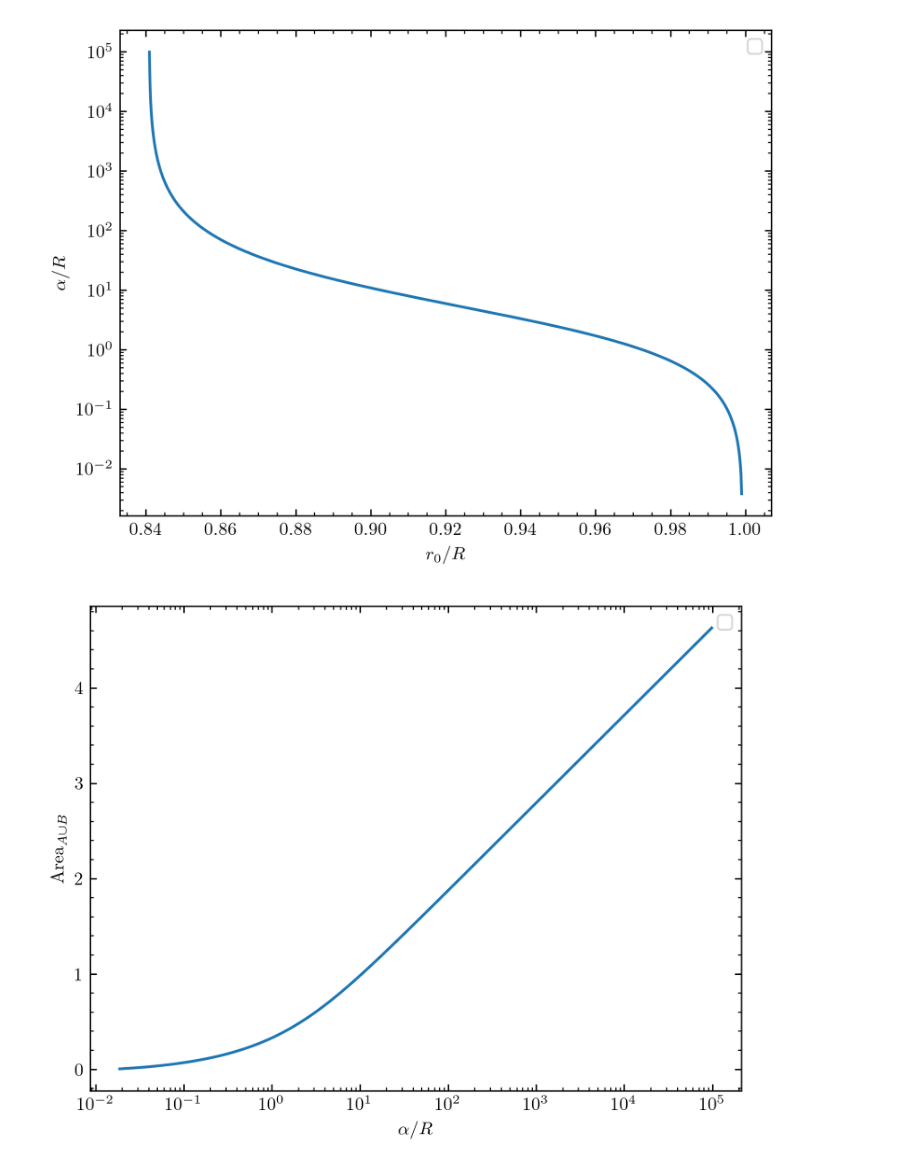
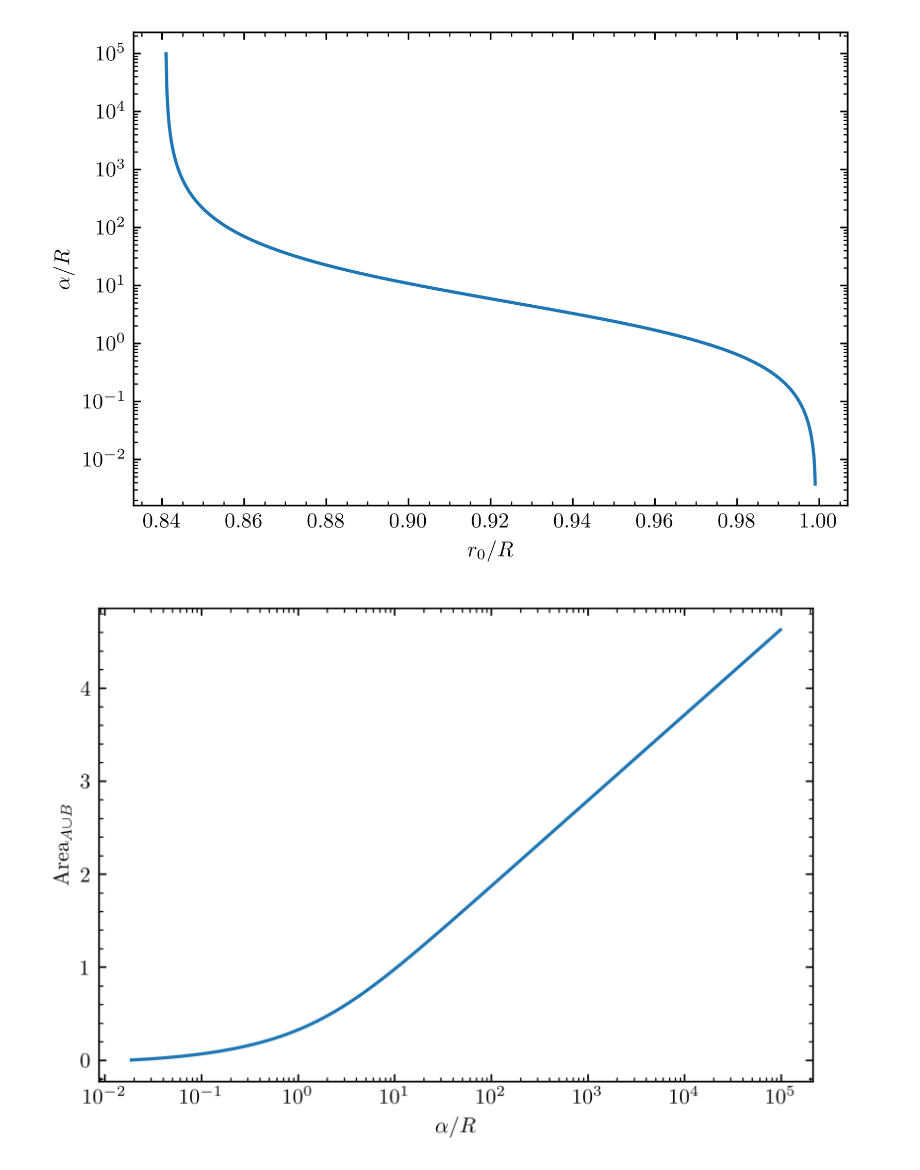
Before and after one commit to Bkorotko03/HoloProj, a Jupyter notebook: combShock260331.ipynb, the cells around one changed output. Saved outputs shown, nothing was run; the diff lists cells and outputs as text; code cells hidden in the pictures.

Commit message:
new mutinf plot

```diff
--- a/combShock260331.ipynb
+++ b/combShock260331.ipynb
@@ -15,7 +15,8 @@ plt.rcParams['ytick.minor.visible'] = True
 plt.rcParams['text.usetex'] = True
 plt.rcParams['font.family'] = 'serif'
 plt.rcParams['font.serif'] = 'Times New Roman'
-plt.rcParams["figure.dpi"] = 300
+plt.rcParams["figure.dpi"] = 400
+plt.rcParams['figure.figsize'] = [6,4]
 # import shockFunc260331 as sf
 import NCShockFunc260331 as nsf
 # %%
@@ -40,14 +41,14 @@ ncmask = nsf.k3(r0grid,R) != 0
 # %%
 # plt.plot(r0grid[cmask],calphagrid[cmask],label='Commutative')
 plt.plot(r0grid[ncmask],ncalphagrid[ncmask])#,label='Non-Commutative')
 plt.xlabel(r"$r_0 / R$")
 plt.ylabel(r'$\alpha / R$')
-plt.legend()
+# plt.legend()
 plt.semilogy()
 # plt.show()
 plt.savefig('combFigs/alphavsr0.pdf',format='pdf')
 # %% [output]
-[figure, old version]
+[figure, new version]
 # %%
 # normcalphagrid = calphagrid[cmask]/calphagrid[cmask].max()
 # normncalphagrid = ncalphagrid[ncmask]/ncalphagrid[ncmask].max()
@@ -71,14 +72,14 @@ ncmask = ncareaInt > 0
 plt.plot(ncalphagrid[ncmask],ncareaInt[ncmask])#,label='Non-Commutative')
 plt.semilogx()
 # plt.semilogy()
-plt.legend()
+# plt.legend()
 # plt.xlim((min(ncalphagrid[ncmask].min(),calphagrid[cmask].min()),min(ncalphagrid[ncmask].max(),calphagrid[cmask].max())))
 plt.xlabel(r'$\alpha / R$')
 plt.ylabel(r'Area$_{A \cup B}$')
 # plt.show()
 plt.savefig('combFigs/shockAvsalpha.pdf',format='pdf')
 # %% [output]
-[figure, old version]
+[figure, new version]
 # %%
 rminarr = np.logspace(np.log10(R+eps),np.log10(min([nsf.rmax])),num)
 
```
Also changed, not shown: parts of 9 cells of this notebook, 7 other files.
